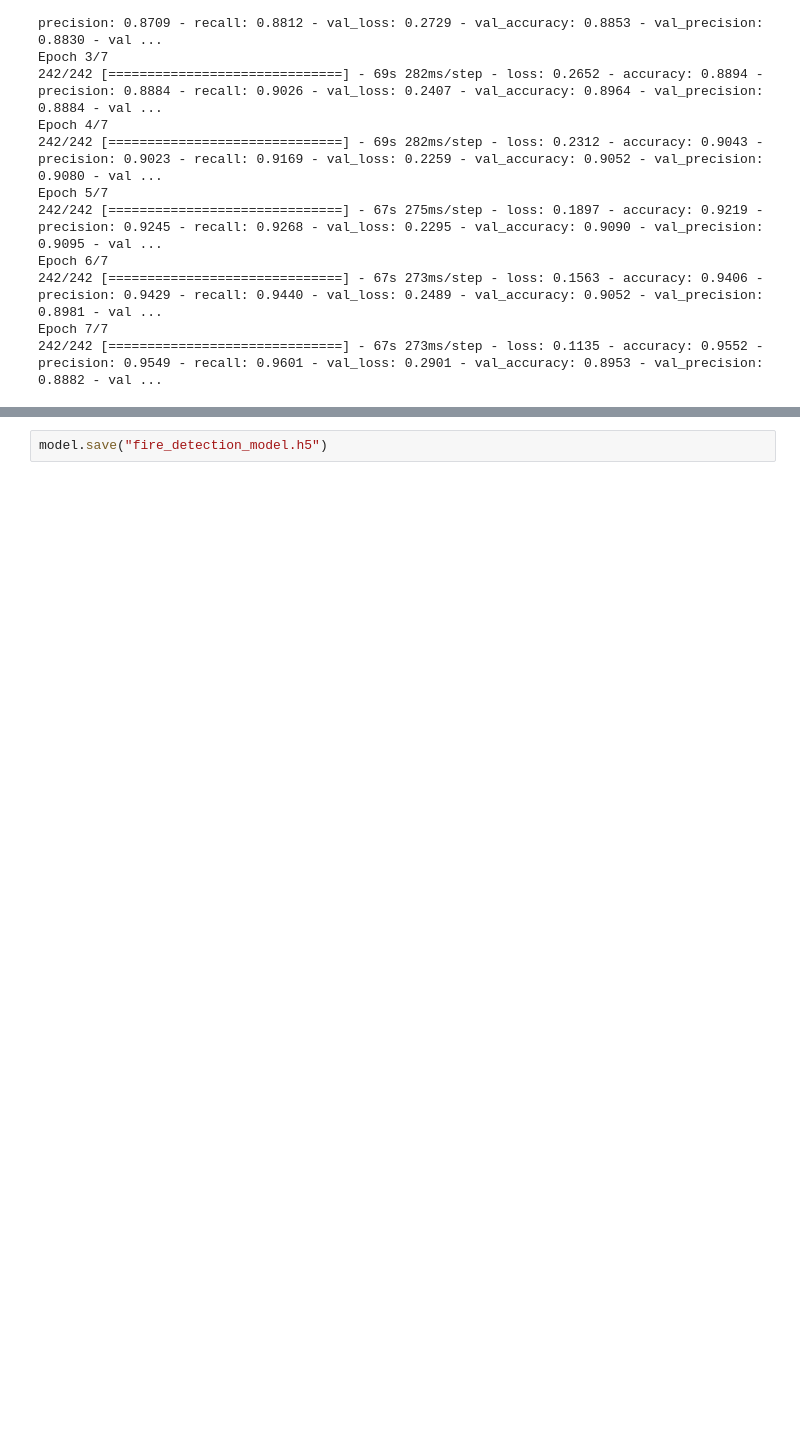
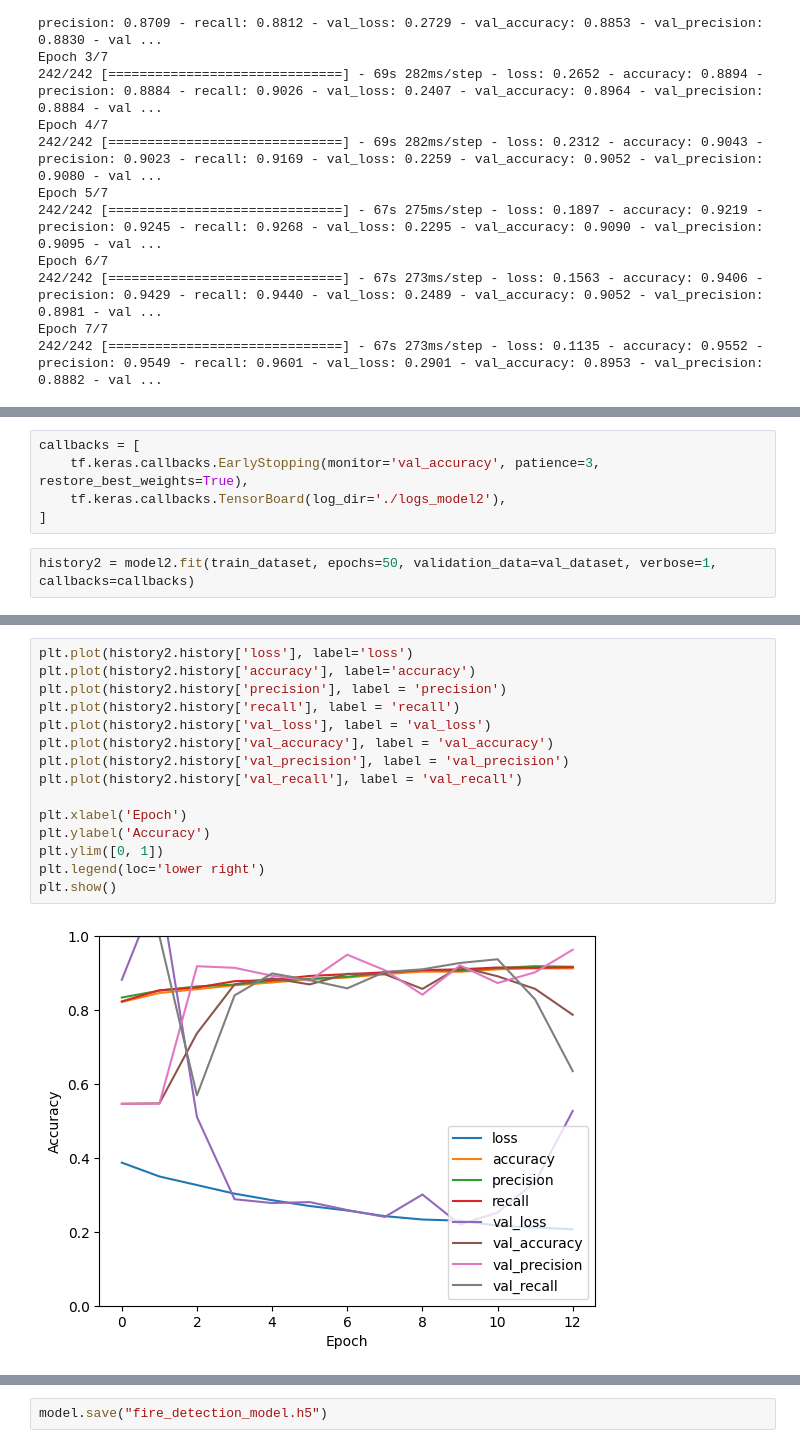
Before and after one commit to RoscaMitrut/Forest-Fire-Detection, a Jupyter notebook: main.ipynb, the cells around one changed output, grey strips where cells are left out. Saved outputs shown, nothing was run; the diff lists cells and outputs as text; blank space fills up the shorter version.

Commit message:
Added model 2

```diff
--- a/main.ipynb
+++ b/main.ipynb
@@ -235,0 +290,7 @@ plot_confusion_matrix(Y_test, y_pred)
+# %%
+callbacks = [
+    tf.keras.callbacks.EarlyStopping(monitor='val_accuracy', patience=3, restore_best_weights=True),
+    tf.keras.callbacks.TensorBoard(log_dir='./logs_model2'),
+]
+# %%
+history2 = model2.fit(train_dataset, epochs=50, validation_data=val_dataset, verbose=1, callbacks=callbacks)
@@ -235,0 +315,17 @@ plot_confusion_matrix(Y_test, y_pred)
+# %%
+plt.plot(history2.history['loss'], label='loss')
+plt.plot(history2.history['accuracy'], label='accuracy')
+plt.plot(history2.history['precision'], label = 'precision')
+plt.plot(history2.history['recall'], label = 'recall')
+plt.plot(history2.history['val_loss'], label = 'val_loss')
+plt.plot(history2.history['val_accuracy'], label = 'val_accuracy')
+plt.plot(history2.history['val_precision'], label = 'val_precision')
+plt.plot(history2.history['val_recall'], label = 'val_recall')
+
+plt.xlabel('Epoch')
+plt.ylabel('Accuracy')
+plt.ylim([0, 1])
+plt.legend(loc='lower right')
+plt.show()
+# %% [output]
+[figure, added]
```
Also changed, not shown: parts of 18 cells of this notebook.
